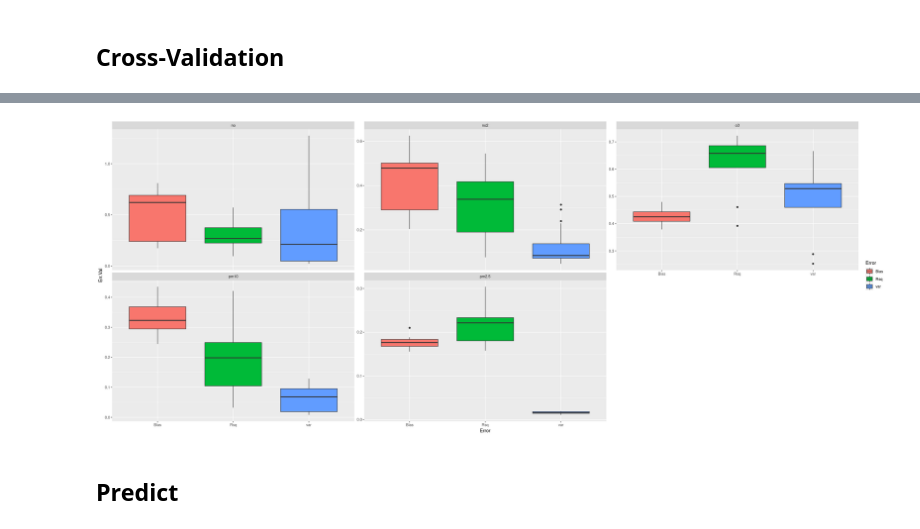
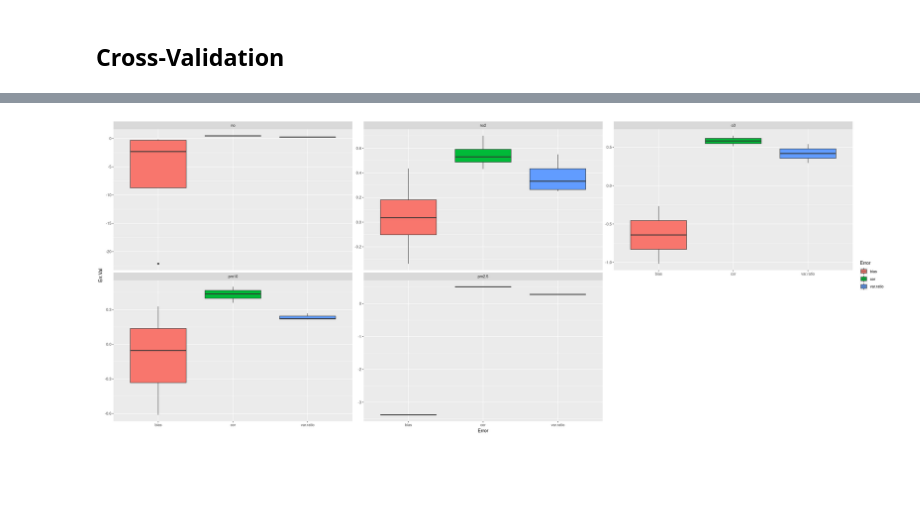
Before and after one commit to Jaimedgp/AirQualityCOVID, a Jupyter notebook: notebooks/Analysis/lm/Cross-Validation.ipynb, the cells around one changed output, grey strips where cells are left out. Saved outputs shown, nothing was run; the diff lists cells and outputs as text; code cells hidden in the pictures; blank space fills up the shorter version.

Commit message:
lm model validation

```diff
--- a/notebooks/Analysis/lm/Cross-Validation.ipynb
+++ b/notebooks/Analysis/lm/Cross-Validation.ipynb
@@ -47,9 +50,3 @@ df <- merge(aq, mto,
 
 rm(data_AQ)
 rm(data_Mto)
-# %%
-to.predict <- df[df$date > ymd("2020-01-01"),]
-data.df <- df[df$date < ymd("2020-01-01"),]
-
-data.df[, -c(1:3)] <- scale(data.df[, -c(1:3)])
-to.predict[, -c(1:3)] <- scale(to.predict[, -c(1:3)])
@@ -114,0 +98,31 @@ mean.cv.df <- cv.df %>%
+# %%
+years <- 2013:2019
+
+no.num.cl <- 1:3 # no numeric columns
+cv.df <- data.frame()
+
+# Create one model for each pair of station-pollutant
+for (st in sites.lv) {
+    data.st <- df[df$site == st,]
+
+    for (pll in levels(as.factor(data.st$variable))) {
+        dat <- data.st[data.st$variable == pll, ]
+
+        if (sum(!is.na(dat$date)) > (365*2)) {
+            # if there is enough data (more than 2 years), deseasonalized
+            dat <- cbind(dat[, no.num.cl],
+                         apply(dat[, -no.num.cl], 2, deseason))
+        }
+
+        ds.dat <- scale.df(dat, -no.num.cl)
+
+        cv.row <- do.call(rbind, lapply(years, leave.one.year.out,
+                                        ds.dat, -no.num.cl))
+
+        cv.df <- rbind(cv.df,
+                       cbind(data.frame("variable"=pll,
+                                        "site"=st),
+                             rbind(colMeans(cv.row, na.rm=T)))
+                       )
+    }
+}
@@ -115,9 +166,9 @@ mean.cv.df <- cv.df %>%
 # %%
-a <- cv.df %>%
-        pivot_longer(cols = c(4:6),
+pivot.cv.df <- cv.df %>%
+        pivot_longer(cols = c(3:ncol(cv.df)),
                      names_to = "Error", values_to = "Err.Val")
 
-ggplot(data=a, aes(x=Error, y=Err.Val, fill=Error)) +
+ggplot(data=pivot.cv.df, aes(x=Error, y=Err.Val, fill=Error)) +
         geom_boxplot() +
         facet_wrap(~variable, scales = "free_y")
 # %% [output]
@@ -126,3 +175 @@ Warning message:
-[figure, old version]
+[figure, new version]
-# %% [markdown]
-## Predict
```
Also changed, not shown: parts of 15 cells of this notebook.
